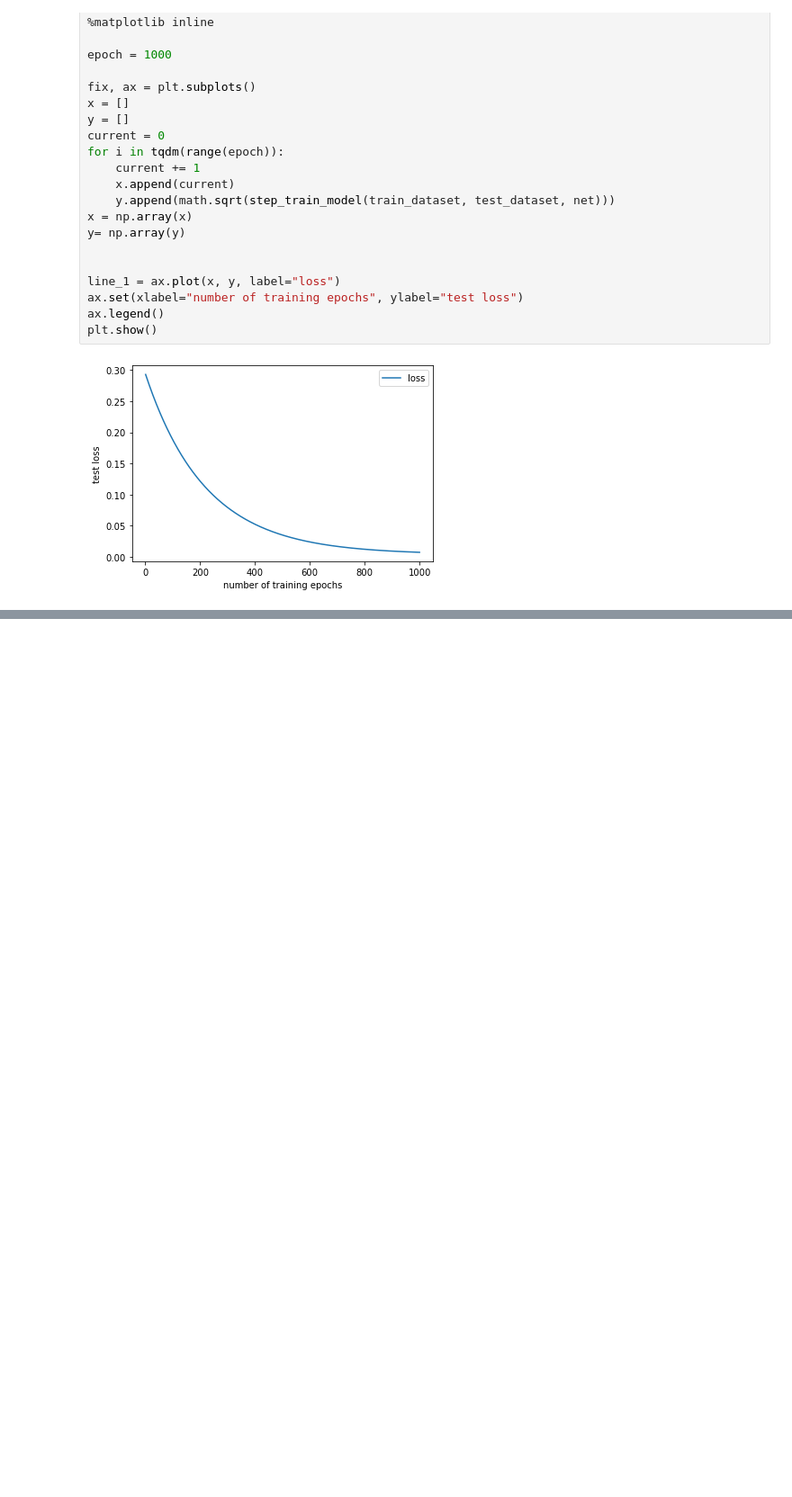
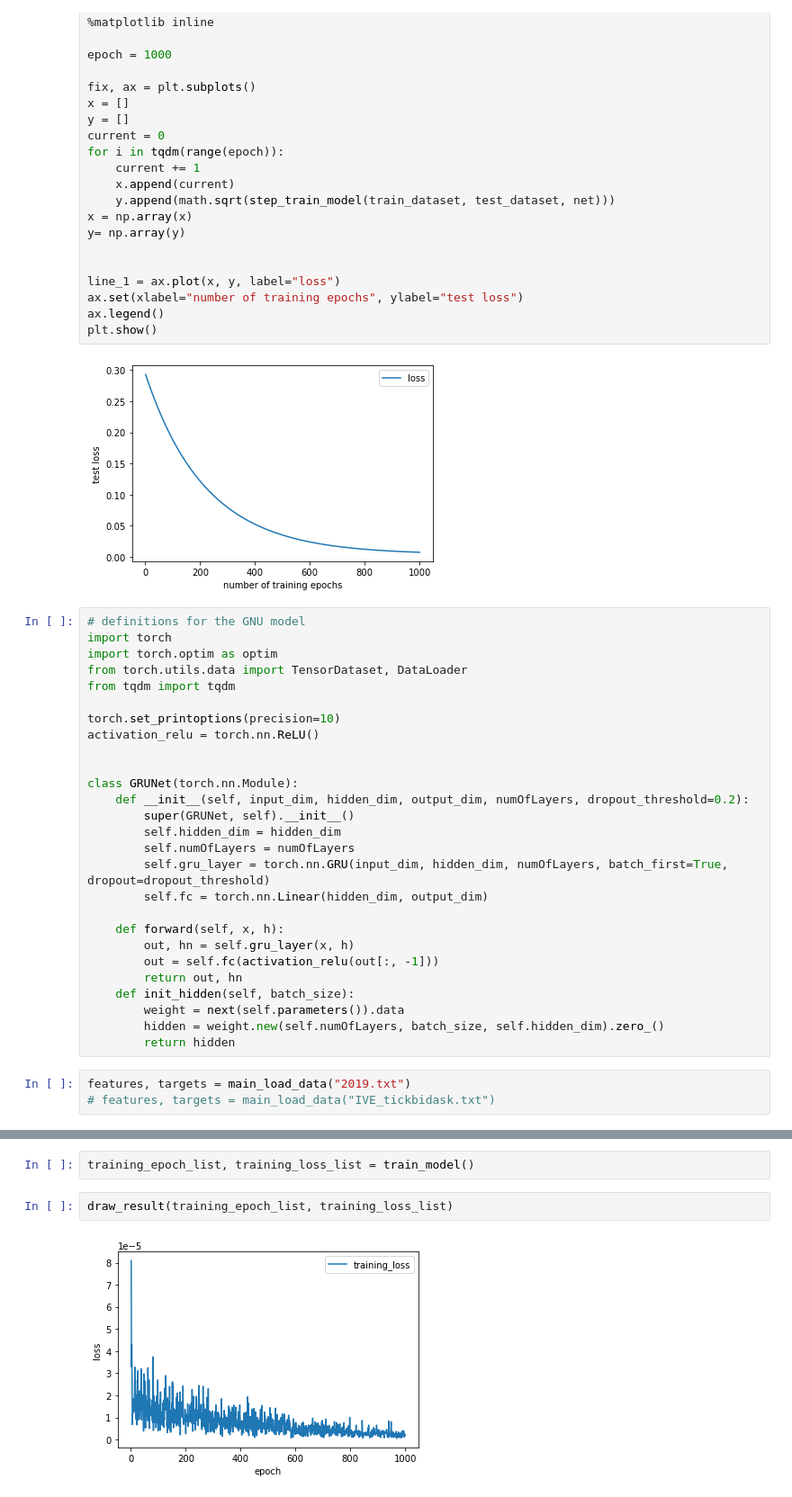
Before and after one commit to tzk524/deep_learning_final_project, a Jupyter notebook: baseline_model.ipynb, the cells around one changed output, grey strips where cells are left out. Shown: that part at 90% size. Drawn from its saved outputs; the diff is of its cells as text; blank space fills up the shorter version.

Commit message:
basic GRU model finished

```diff
--- a/baseline_model.ipynb
+++ b/baseline_model.ipynb
@@ -188,3 +194,33 @@ ax.legend()
 plt.show()
 # %% [output]
 [figure]
+# %%
+# definitions for the GNU model
+import torch
+import torch.optim as optim
+from torch.utils.data import TensorDataset, DataLoader
+from tqdm import tqdm
+
+torch.set_printoptions(precision=10)
+activation_relu = torch.nn.ReLU()
+
+
+class GRUNet(torch.nn.Module):
+    def __init__(self, input_dim, hidden_dim, output_dim, numOfLayers, dropout_threshold=0.2):
+        super(GRUNet, self).__init__()
+        self.hidden_dim = hidden_dim
+        self.numOfLayers = numOfLayers
+        self.gru_layer = torch.nn.GRU(input_dim, hidden_dim, numOfLayers, batch_first=True, dropout=dropout_threshold)
+        self.fc = torch.nn.Linear(hidden_dim, output_dim)
+
+    def forward(self, x, h):
+        out, hn = self.gru_layer(x, h)
+        out = self.fc(activation_relu(out[:, -1]))
+        return out, hn
+    def init_hidden(self, batch_size):
+        weight = next(self.parameters()).data
+        hidden = weight.new(self.numOfLayers, batch_size, self.hidden_dim).zero_()
+        return hidden
+# %%
+features, targets = main_load_data("2019.txt")
+# features, targets = main_load_data("IVE_tickbidask.txt")
@@ -190,0 +306,6 @@ plt.show()
+# %%
+training_epoch_list, training_loss_list = train_model()
+# %%
+draw_result(training_epoch_list, training_loss_list)
+# %% [output]
+[figure, added]
```
Also changed, not shown: parts of 4 cells of this notebook.
